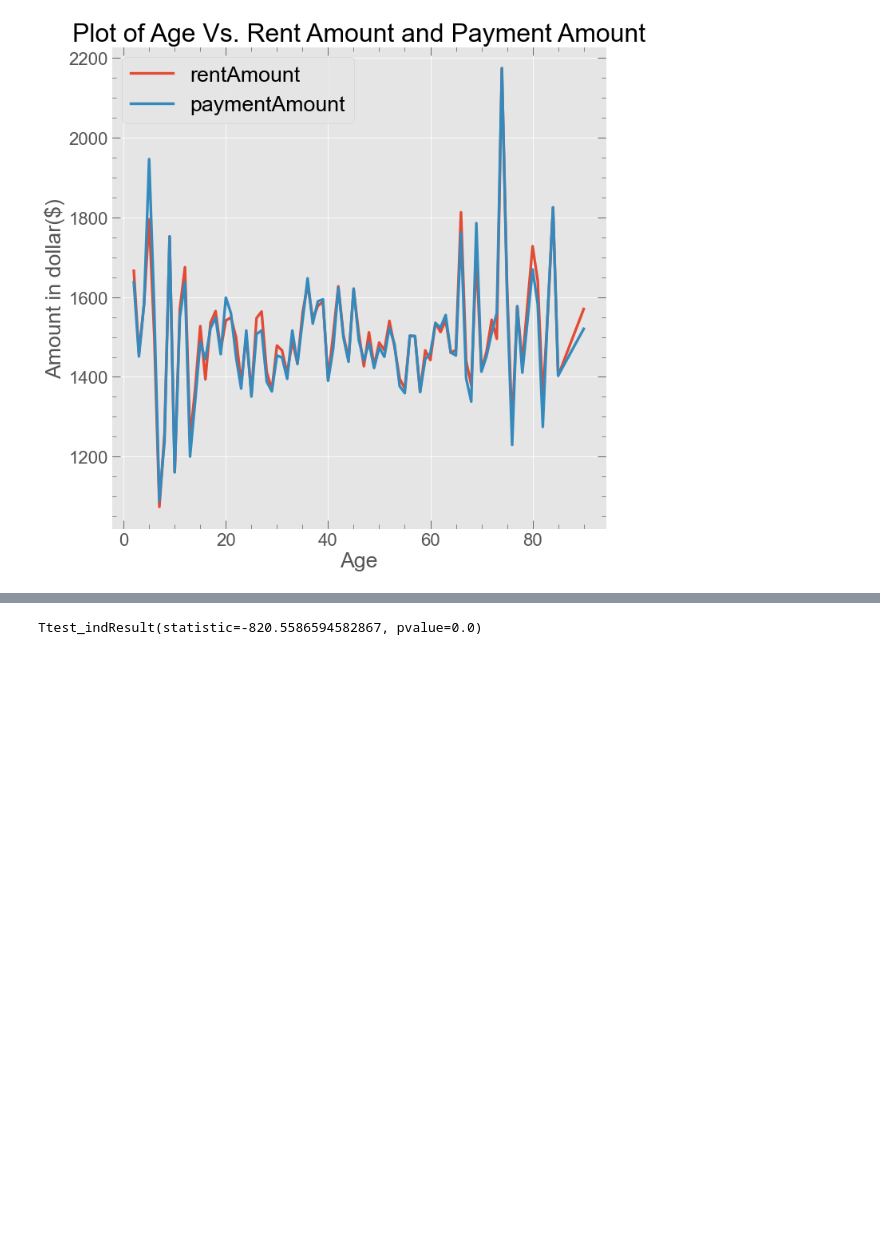
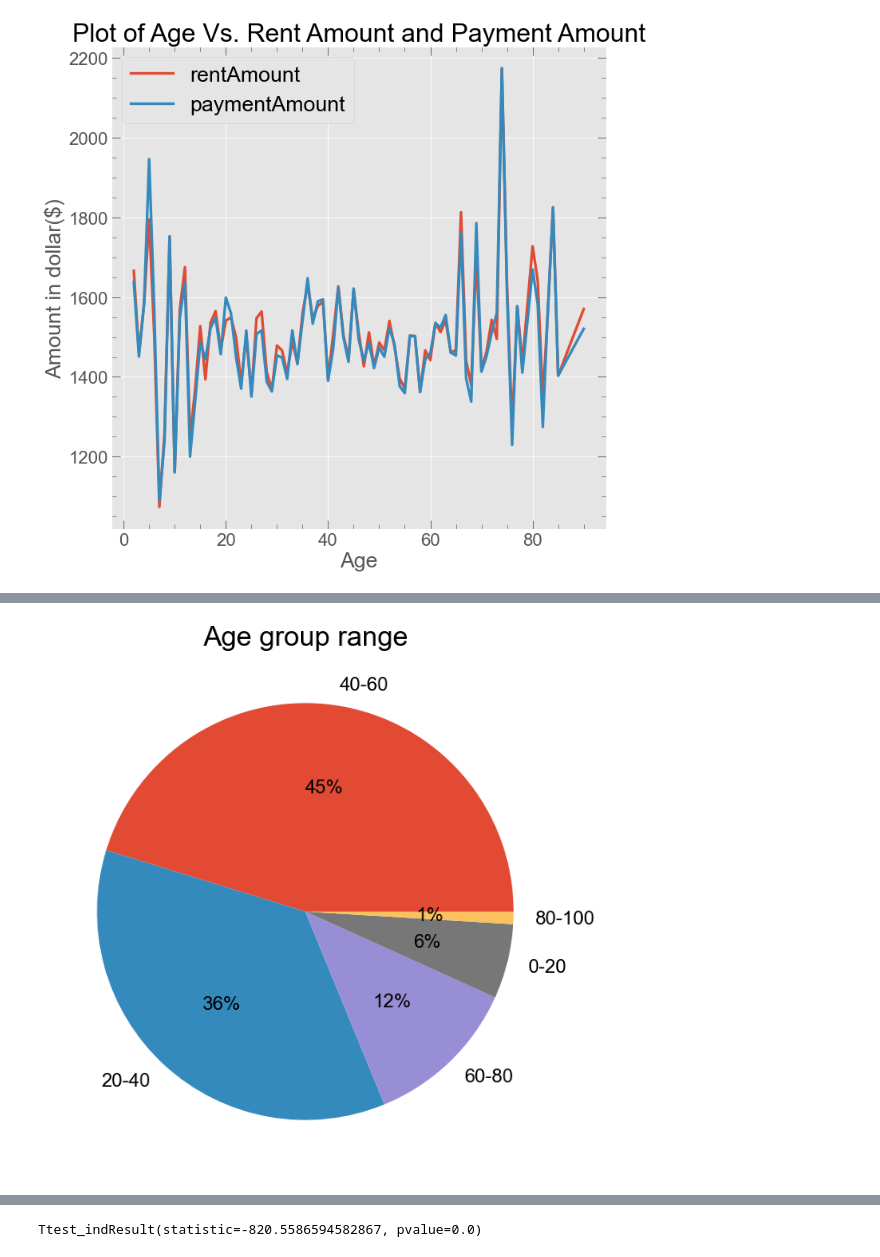
Before and after one commit to pandeysudip/Rental, a Jupyter notebook: 2.Data_Visulization.ipynb, the cells around one changed output, grey strips where cells are left out. Saved outputs shown, nothing was run; the diff lists cells and outputs as text; code cells hidden in the pictures; blank space fills up the shorter version.

```diff
--- a/2.Data_Visulization.ipynb
+++ b/2.Data_Visulization.ipynb
@@ -280,0 +284,6 @@ plt.show()
+# %%
+bins=[0,20, 40, 60, 80, 100]
+labels=['0-20', '20-40', '40-60', '60-80', '80-100']
+#using pandas pd.cut
+df_age["ageRange"]=pd.cut(df_age["age"], bins, labels=labels)
+df_age
@@ -280,0 +304,8 @@ plt.show()
+# %%
+# Pie plot of different payment situations
+plt.figure(figsize=(10,10))
+df_age['ageRange'].value_counts().plot(kind='pie', autopct='%1.0f%%', label='')
+plt.title("Age group range")
+plt.show()
+# %% [output]
+[figure, added]
```
Also changed, not shown: parts of 21 cells of this notebook.
